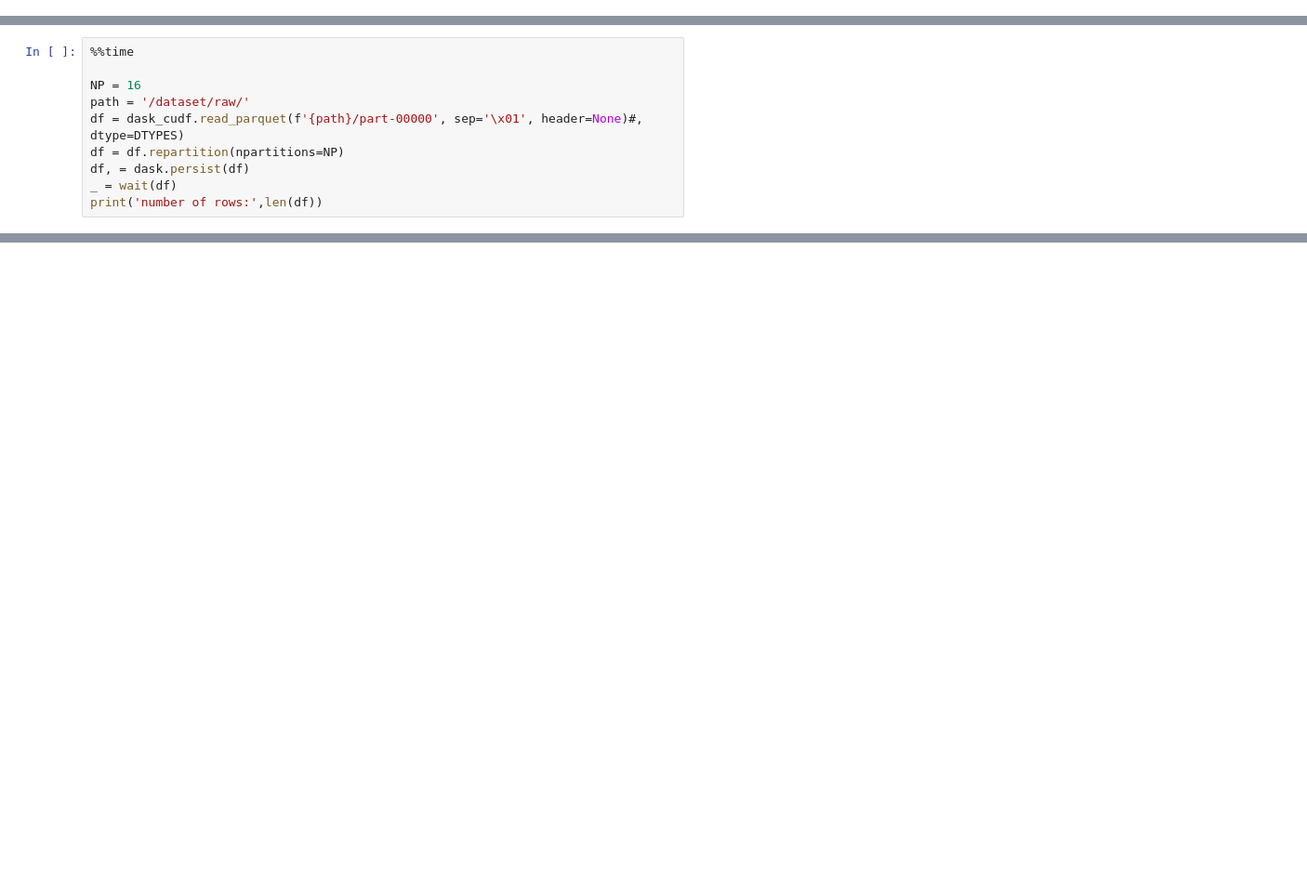
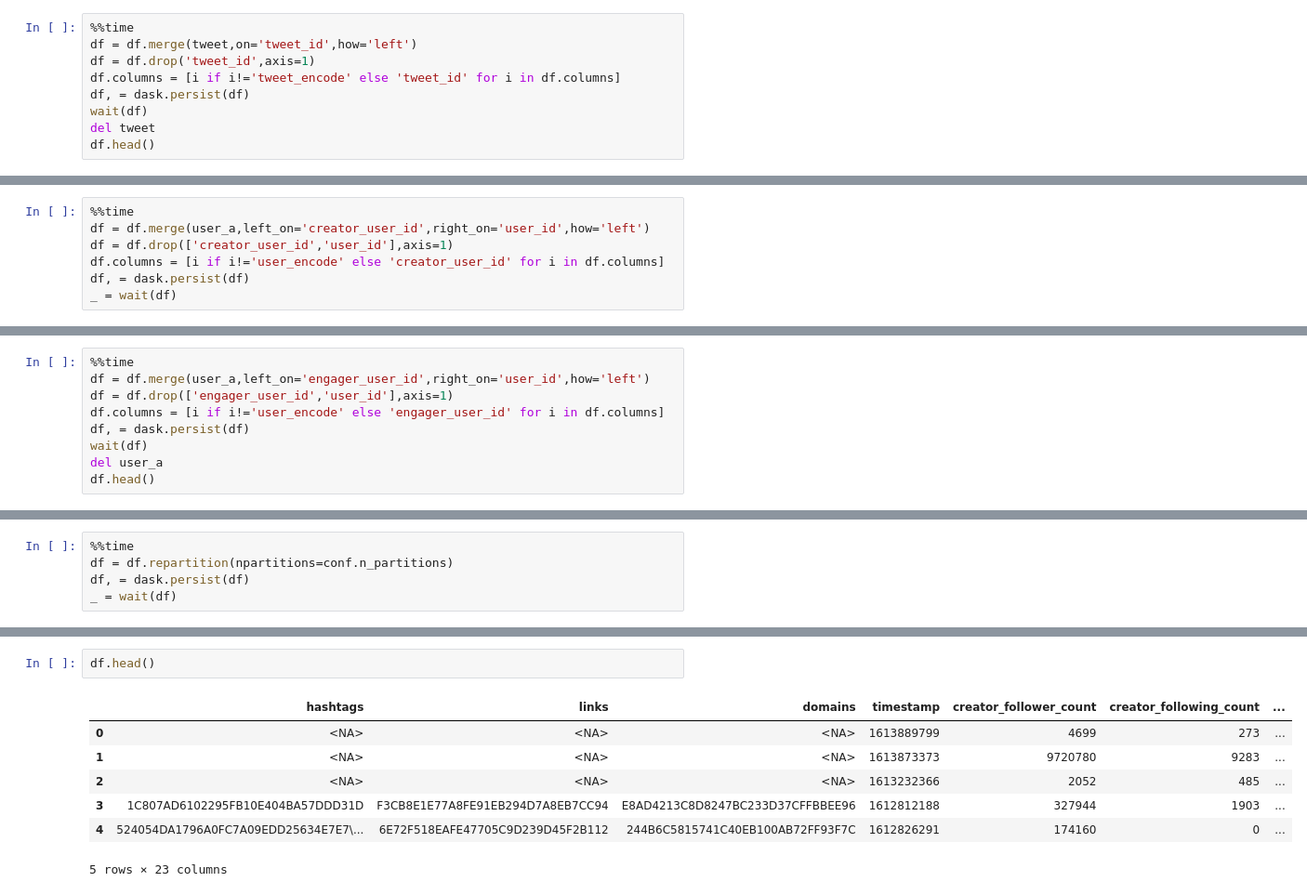
Before and after one commit to RecKIE7/recsys2021-twitter, a Jupyter notebook: models/notebooks/references/1-preproc_load_all-DASK-MultiGPU.ipynb, the cells around one changed output, grey strips where cells are left out. Shown at 93% size. Cells and saved outputs as stored; diff of their text form; blank space fills up the shorter version.

```diff
--- a/models/notebooks/references/1-preproc_load_all-DASK-MultiGPU.ipynb
+++ b/models/notebooks/references/1-preproc_load_all-DASK-MultiGPU.ipynb
@@ -72,0 +257,9 @@ client
+# %%
+%%time
+df = df.merge(tweet,on='tweet_id',how='left')
+df = df.drop('tweet_id',axis=1)
+df.columns = [i if i!='tweet_encode' else 'tweet_id' for i in df.columns]
+df, = dask.persist(df)
+wait(df)
+del tweet
+df.head()
@@ -72,0 +305,7 @@ client
+# %%
+%%time
+df = df.merge(user_a,left_on='creator_user_id',right_on='user_id',how='left')
+df = df.drop(['creator_user_id','user_id'],axis=1)
+df.columns = [i if i!='user_encode' else 'creator_user_id' for i in df.columns]
+df, = dask.persist(df)
+_ = wait(df)
@@ -72,0 +315,9 @@ client
+# %%
+%%time
+df = df.merge(user_a,left_on='engager_user_id',right_on='user_id',how='left')
+df = df.drop(['engager_user_id','user_id'],axis=1)
+df.columns = [i if i!='user_encode' else 'engager_user_id' for i in df.columns]
+df, = dask.persist(df)
+wait(df)
+del user_a
+df.head()
@@ -73,10 +334,5 @@ client
 # %%
 %%time
-
-NP = 16
-path = '/dataset/raw/'
-df = dask_cudf.read_parquet(f'{path}/part-00000', sep='\x01', header=None)#, dtype=DTYPES)
-df = df.repartition(npartitions=NP)
+df = df.repartition(npartitions=conf.n_partitions)
 df, = dask.persist(df)
 _ = wait(df)
-print('number of rows:',len(df))
@@ -82,0 +348,10 @@ print('number of rows:',len(df))
+# %%
+df.head()
+# %% [output]
+|  | hashtags | links | domains | timestamp | creator_follower_count | creator_following_count | ... |
+| 0 | <NA> | <NA> | <NA> | 1613889799 | 4699 | 273 | ... |
+| 1 | <NA> | <NA> | <NA> | 1613873373 | 9720780 | 9283 | ... |
+| 2 | <NA> | <NA> | <NA> | 1613232366 | 2052 | 485 | ... |
+| 3 | 1C807AD6102295FB10E404BA57DDD31D | F3CB8E1E77A8FE91EB294D7A8EB7CC94 | E8AD4213C8D8247BC233D37CFFBBEE96 | 1612812188 | 327944 | 1903 | ... |
+| 4 | 524054DA1796A0FC7A09EDD25634E7E7\... | 6E72F518EAFE47705C9D239D45F2B112 | 244B6C5815741C40EB100AB72FF93F7C | 1612826291 | 174160 | 0 | ... |
+5 rows × 23 columns
```
Also changed, not shown: parts of 25 cells of this notebook, 1 other file.
